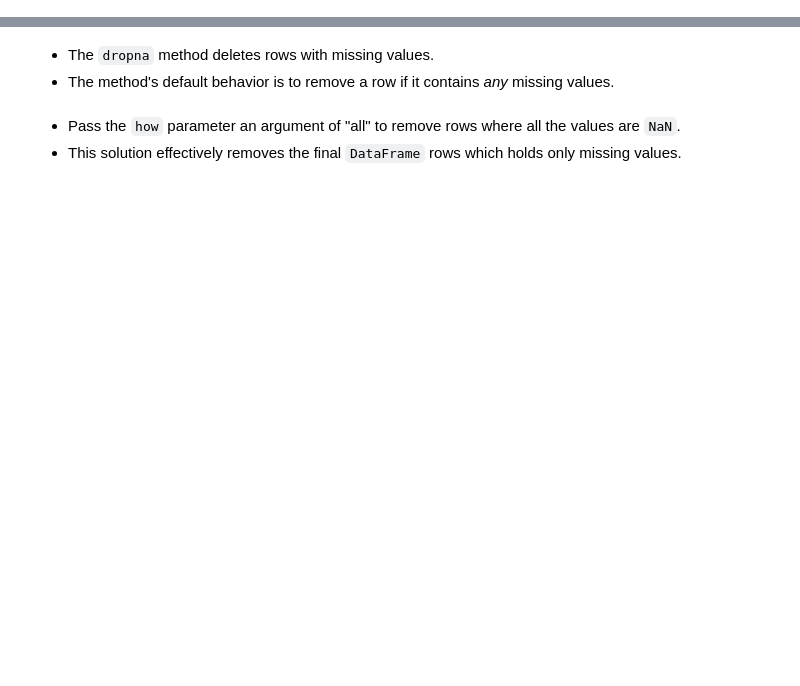
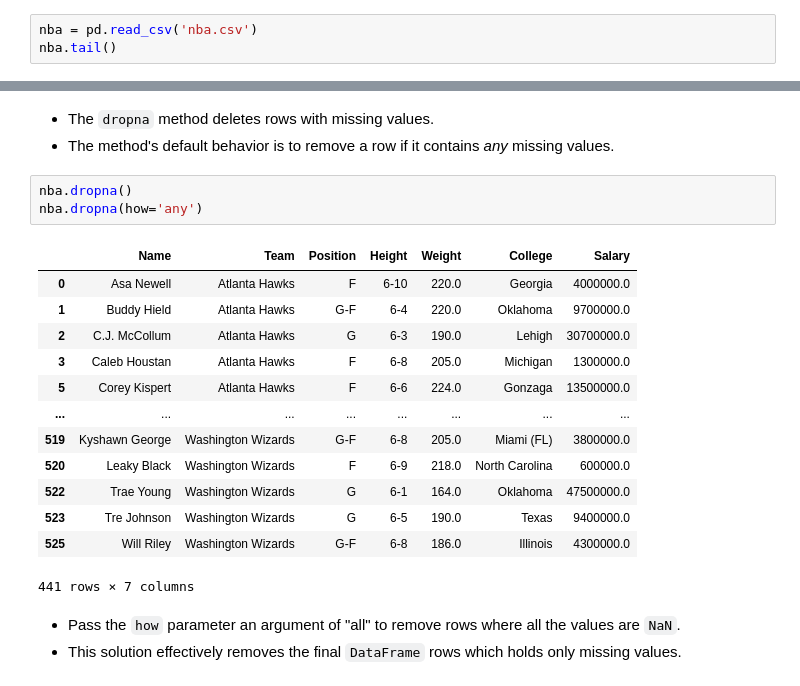
Before and after one commit to Sai-Krishna-t/data-analysis-with-pandas-and-python, a Jupyter notebook: Incomplete/04 - DataFrames I - Introduction.ipynb, the cells around one changed output, grey strips where cells are left out. Saved outputs shown, nothing was run; the diff lists cells and outputs as text; blank space fills up the shorter version.

```diff
--- a/Incomplete/04 - DataFrames I - Introduction.ipynb
+++ b/Incomplete/04 - DataFrames I - Introduction.ipynb
@@ -315,3 +603,6 @@ revenue.axes
 # %% [markdown]
 ## Drop Rows with Missing Values
 - Pandas designates missing values with a `NaN`.
+# %%
+nba = pd.read_csv('nba.csv')
+nba.tail()
@@ -318,6 +616,23 @@ revenue.axes
 # %% [markdown]
 - The `dropna` method deletes rows with missing values.
 - The method's default behavior is to remove a row if it contains *any* missing values.
+# %%
+nba.dropna()
+nba.dropna(how='any')
+# %% [output]
+|  | Name | Team | Position | Height | Weight | College | Salary |
+| 0 | Asa Newell | Atlanta Hawks | F | 6-10 | 220.0 | Georgia | 4000000.0 |
+| 1 | Buddy Hield | Atlanta Hawks | G-F | 6-4 | 220.0 | Oklahoma | 9700000.0 |
+| 2 | C.J. McCollum | Atlanta Hawks | G | 6-3 | 190.0 | Lehigh | 30700000.0 |
+| 3 | Caleb Houstan | Atlanta Hawks | F | 6-8 | 205.0 | Michigan | 1300000.0 |
+| 5 | Corey Kispert | Atlanta Hawks | F | 6-6 | 224.0 | Gonzaga | 13500000.0 |
+| ... | ... | ... | ... | ... | ... | ... | ... |
+| 519 | Kyshawn George | Washington Wizards | G-F | 6-8 | 205.0 | Miami (FL) | 3800000.0 |
+| 520 | Leaky Black | Washington Wizards | F | 6-9 | 218.0 | North Carolina | 600000.0 |
+| 522 | Trae Young | Washington Wizards | G | 6-1 | 164.0 | Oklahoma | 47500000.0 |
+| 523 | Tre Johnson | Washington Wizards | G | 6-5 | 190.0 | Texas | 9400000.0 |
+| 525 | Will Riley | Washington Wizards | G-F | 6-8 | 186.0 | Illinois | 4300000.0 |
+441 rows × 7 columns
 # %% [markdown]
 - Pass the `how` parameter an argument of "all" to remove rows where all the values are `NaN`.
 - This solution effectively removes the final `DataFrame` rows which holds only missing values.
```
Also changed, not shown: parts of 126 cells of this notebook, 5 other files.
